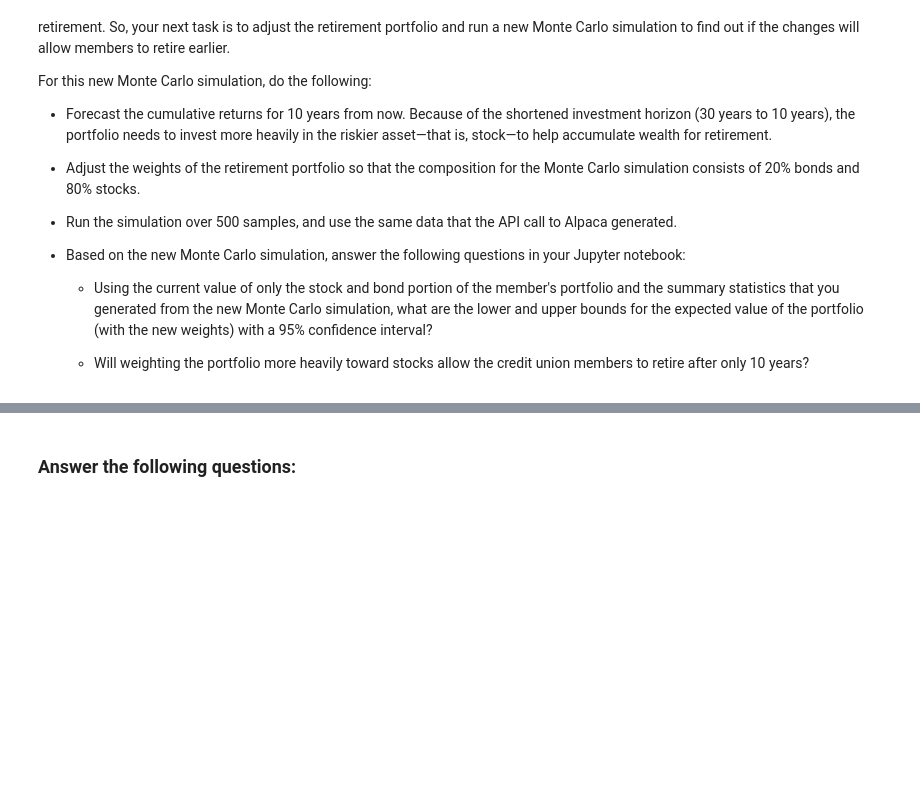
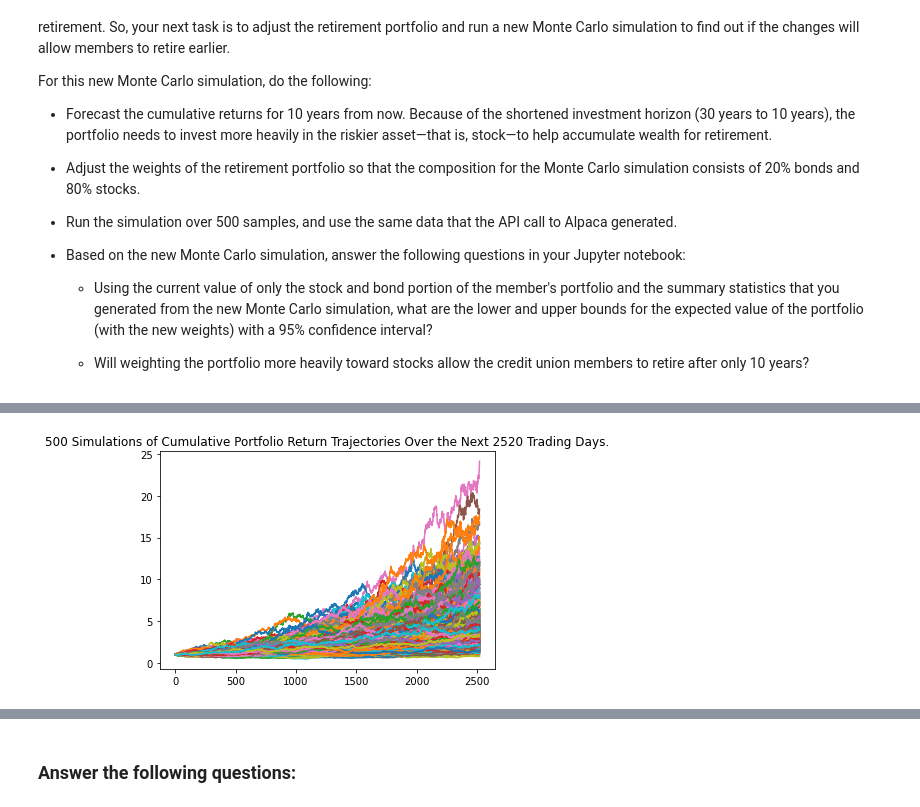
Before and after one commit to phodsman/Credit-Union-Member-Financial-Planner, a Jupyter notebook: financial_planning_tools.ipynb, the cells around one changed output, grey strips where cells are left out. Drawn from its saved outputs; the diff is of its cells as text; code cells hidden in the pictures; blank space fills up the shorter version.

Commit message:
implmeneted monte carlo simulation for an 80/20 stock to bond ratio on a ten year period, plots of results and printing 95 percent confidence ratio range.

```diff
--- a/financial_planning_tools.ipynb
+++ b/financial_planning_tools.ipynb
@@ -451,7 +449,11 @@ For this new Monte Carlo simulation, do the following:
 # Configure a Monte Carlo simulation to forecast 10 years cumulative returns
 # The weights should be split 20% to AGG and 80% to SPY.
 # Run 500 samples.
-# YOUR CODE HERE
+MC_tenyear_8020 = MCSimulation(
+    portfolio_data  = prices_three_year_df,
+    weights = [.2, .8],
+    num_simulation = 500,
+    num_trading_days = 252 * 10)
 
 # Review the simulation input data
-# YOUR CODE HERE
+MC_tenyear_8020.portfolio_data.head()
@@ -461,7 +503,9 @@ For this new Monte Carlo simulation, do the following:
 # %%
 # Visualize the 10-year Monte Carlo simulation by creating an
 # overlay line plot
-# YOUR CODE HERE
+line_plot_tenyear_8020 = MC_tenyear_8020.plot_simulation()
+# %% [output]
+[figure, added]
 # %%
 # Visualize the probability distribution of the 10-year Monte Carlo simulation
 # by plotting a histogram
```
Also changed, not shown: parts of 7 cells of this notebook.
